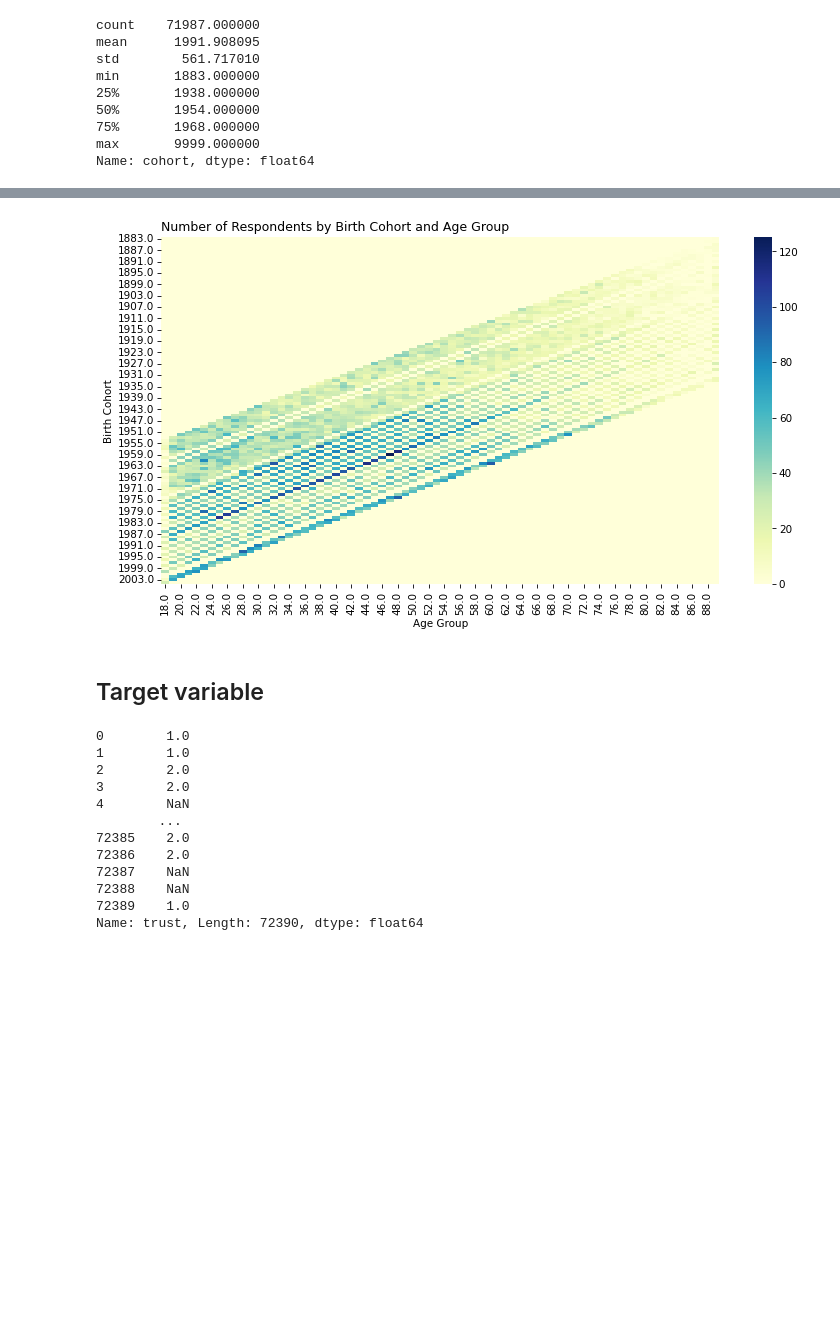
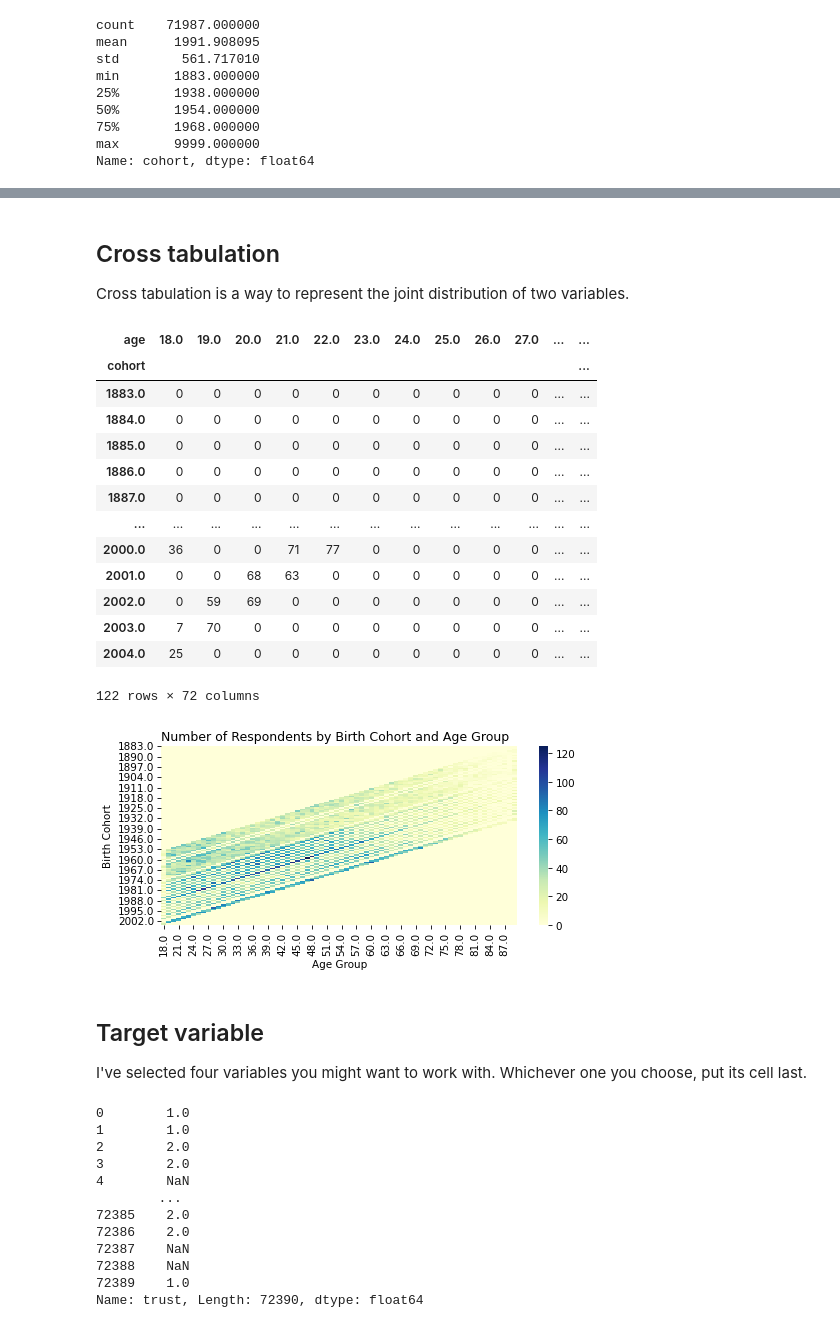
Before and after one commit to AllenDowney/SurveyDataPandas, a Jupyter notebook: soln/01_simpson.ipynb, the cells around one changed output, grey strips where cells are left out. Cells and saved outputs as stored; diff of their text form; code cells hidden in the pictures; blank space fills up the shorter version.

```diff
--- a/soln/01_simpson.ipynb
+++ b/soln/01_simpson.ipynb
@@ -188,24 +222,46 @@ decorate()
+# %% [markdown]
+## Cross tabulation
+
+Cross tabulation is a way to represent the joint distribution of two variables.
 # %%
 # Solution
 
 xtab = pd.crosstab(gss['cohort'], gss['age'])
+xtab
+# %% [output]
+| age | 18.0 | 19.0 | 20.0 | 21.0 | 22.0 | 23.0 | 24.0 | 25.0 | 26.0 | 27.0 | ... | ... |
+| cohort |  |  |  |  |  |  |  |  |  |  |  | ... |
+| 1883.0 | 0 | 0 | 0 | 0 | 0 | 0 | 0 | 0 | 0 | 0 | ... | ... |
+| 1884.0 | 0 | 0 | 0 | 0 | 0 | 0 | 0 | 0 | 0 | 0 | ... | ... |
+| 1885.0 | 0 | 0 | 0 | 0 | 0 | 0 | 0 | 0 | 0 | 0 | ... | ... |
+| 1886.0 | 0 | 0 | 0 | 0 | 0 | 0 | 0 | 0 | 0 | 0 | ... | ... |
+| 1887.0 | 0 | 0 | 0 | 0 | 0 | 0 | 0 | 0 | 0 | 0 | ... | ... |
+| ... | ... | ... | ... | ... | ... | ... | ... | ... | ... | ... | ... | ... |
+| 2000.0 | 36 | 0 | 0 | 71 | 77 | 0 | 0 | 0 | 0 | 0 | ... | ... |
+| 2001.0 | 0 | 0 | 68 | 63 | 0 | 0 | 0 | 0 | 0 | 0 | ... | ... |
+| 2002.0 | 0 | 59 | 69 | 0 | 0 | 0 | 0 | 0 | 0 | 0 | ... | ... |
+| 2003.0 | 7 | 70 | 0 | 0 | 0 | 0 | 0 | 0 | 0 | 0 | ... | ... |
+| 2004.0 | 25 | 0 | 0 | 0 | 0 | 0 | 0 | 0 | 0 | 0 | ... | ... |
+122 rows × 72 columns
 # %%
 # Solution
 
-plt.figure(figsize=(12, 6))
 sns.heatmap(
     xtab,
     cmap="YlGnBu",
 )
 
 plt.title("Number of Respondents by Birth Cohort and Age Group")
 plt.xlabel("Age Group")
 plt.ylabel("Birth Cohort")
-plt.grid(False)
+decorate()
 # %% [output]
-[figure, old version]
+[figure, new version]
 # %% [markdown]
 ## Target variable
+
+I've selected four variables you might want to work with.
+Whichever one you choose, put its cell last.
 # %%
 # https://gssdataexplorer.norc.org/variables/434/vshow
 
```
Also changed, not shown: parts of 42 cells of this notebook, 3 other files.
